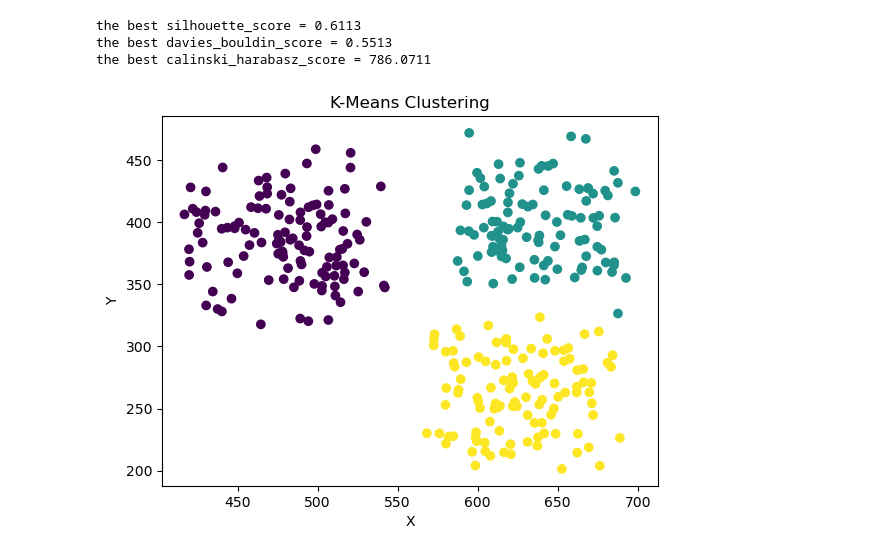
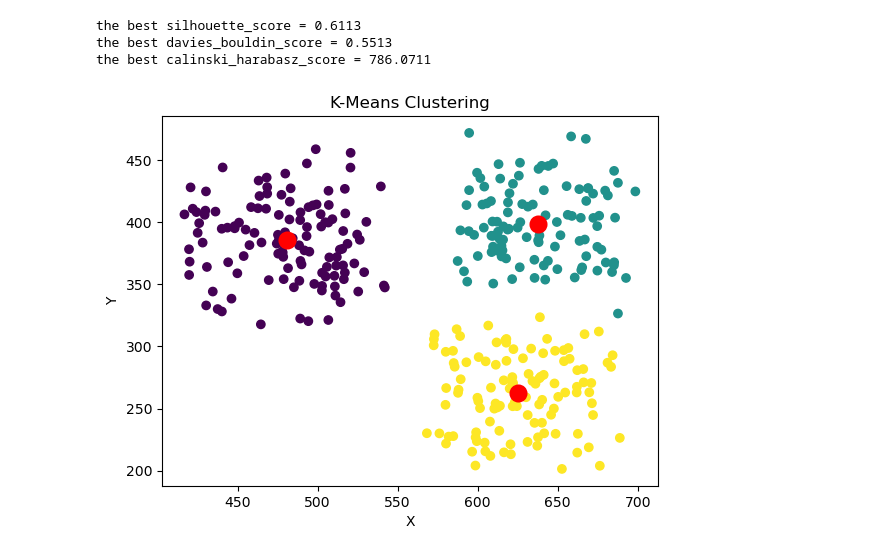
Before and after one commit to AIdjis/Clustering, a Jupyter notebook: notebooks/K-means.ipynb, the cells around one changed output. Drawn from its saved outputs; the diff is of its cells as text; code cells hidden in the pictures.

```diff
--- a/notebooks/K-means.ipynb
+++ b/notebooks/K-means.ipynb
@@ -114,10 +114,12 @@ the best calinski_harabasz_score = 786.0711
 # %%
 # plot the cluster
 
 plt.scatter(data['X'],data['Y'],c=cluster_labels)
+plt.scatter(cluster.cluster_centers_[:, 0], cluster.cluster_centers_[:, 1],
+            c='red', marker='o', s=100, linewidths=3, label='Cluster Centers')
 plt.title('K-Means Clustering')
 plt.ylabel('Y')
 plt.xlabel('X')
 plt.show()
 # %% [output]
-[figure, old version]
+[figure, new version]
```
